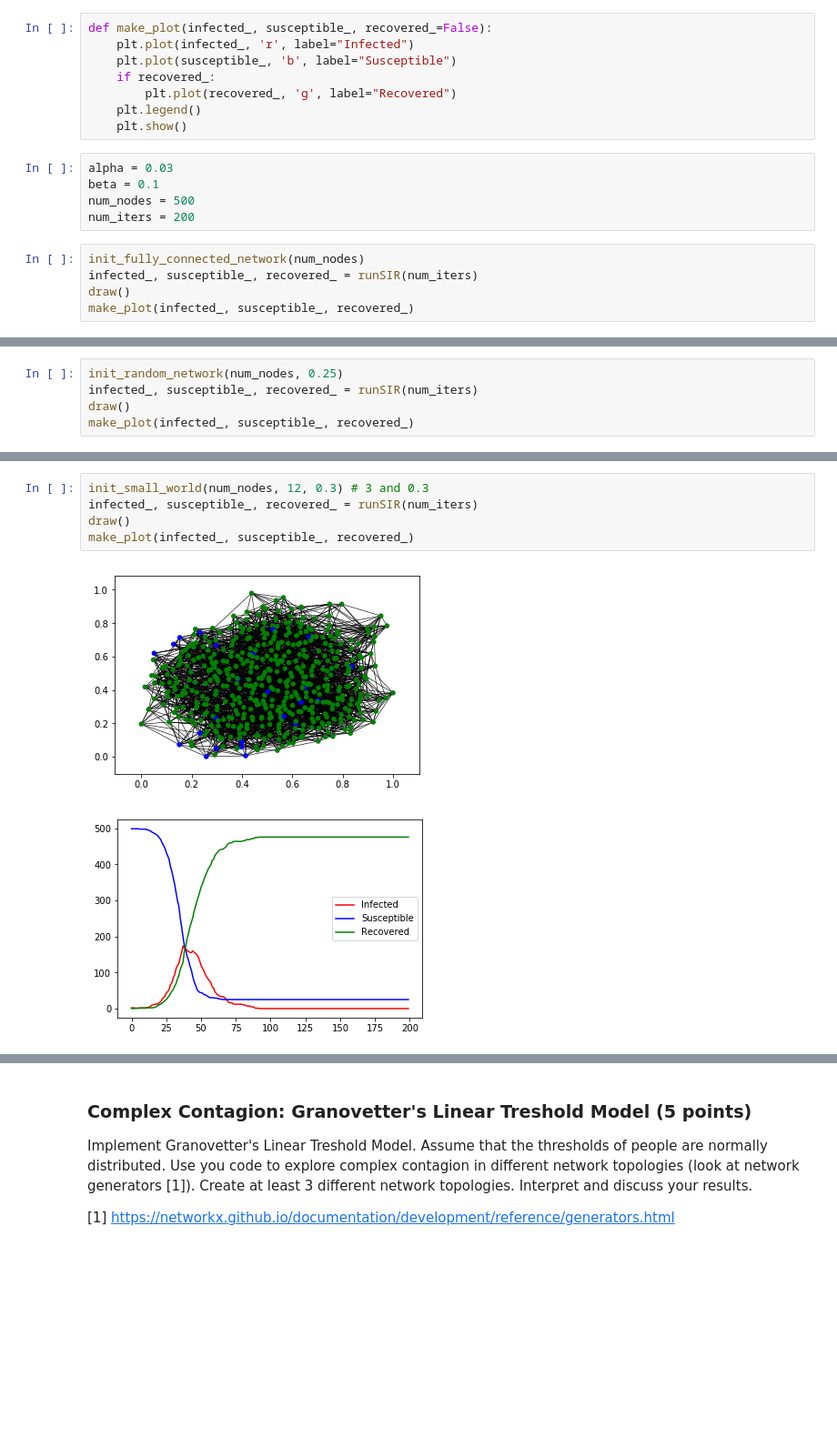
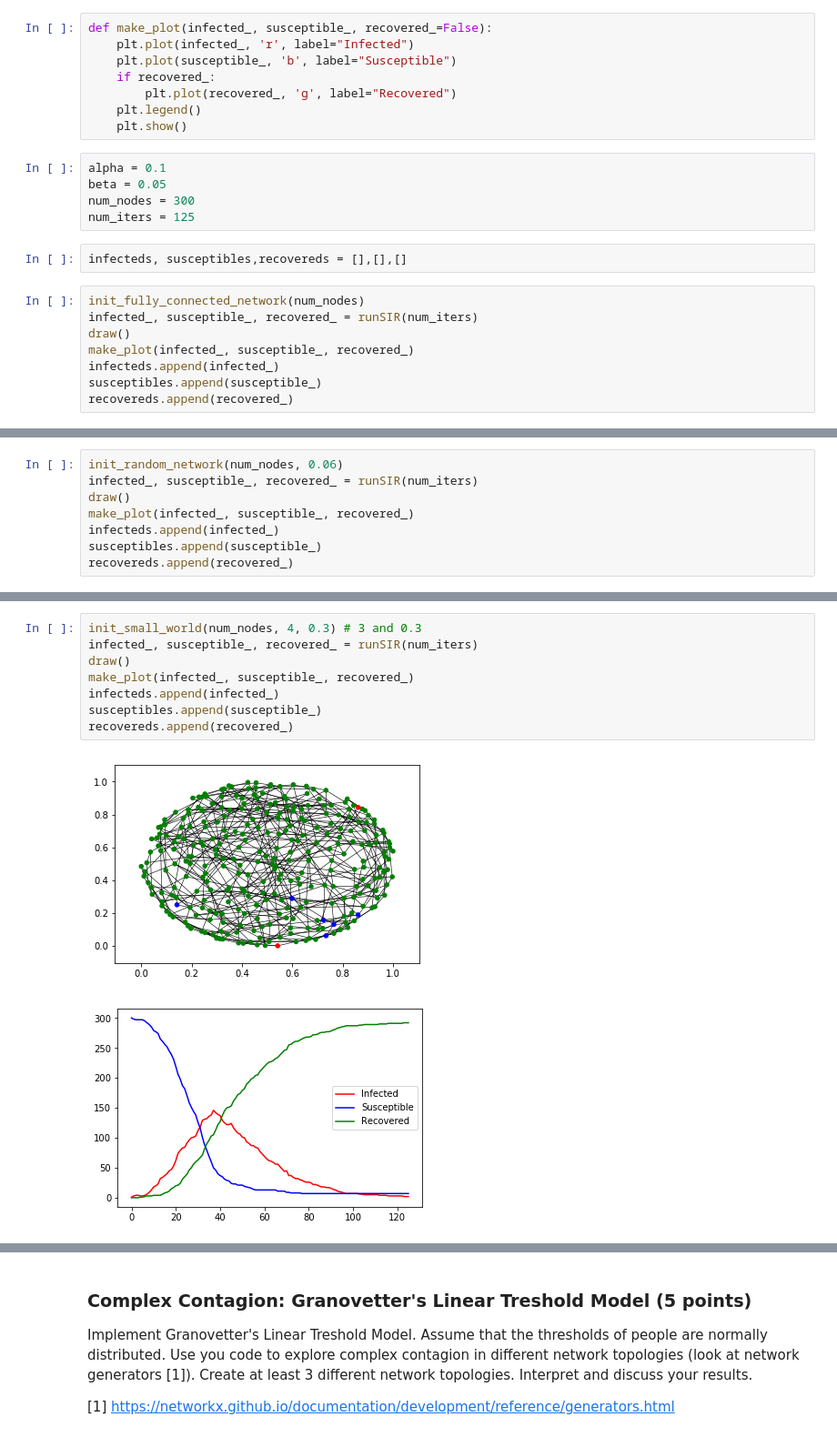
Before and after one commit to dkeske/css2017, a Jupyter notebook: assignment4/daniel_kostic_ass4.ipynb, the cells around one changed output, grey strips where cells are left out. Shown at 91% size. Drawn from its saved outputs; the diff is of its cells as text; blank space fills up the shorter version.

```diff
--- a/assignment4/daniel_kostic_ass4.ipynb
+++ b/assignment4/daniel_kostic_ass4.ipynb
@@ -149,13 +147,18 @@ def make_plot(infected_, susceptible_, recovered_=False):
     plt.legend()
     plt.show()
 # %%
-alpha = 0.03
-beta = 0.1
-num_nodes = 500
-num_iters = 200
+alpha = 0.1
+beta = 0.05
+num_nodes = 300
+num_iters = 125
+# %%
+infecteds, susceptibles,recovereds = [],[],[]
 # %%
 init_fully_connected_network(num_nodes)
 infected_, susceptible_, recovered_ = runSIR(num_iters)
 draw()
 make_plot(infected_, susceptible_, recovered_)
+infecteds.append(infected_)
+susceptibles.append(susceptible_)
+recovereds.append(recovered_)
 # %% [output]
@@ -164,6 +167,9 @@ make_plot(infected_, susceptible_, recovered_)
 # %%
-init_random_network(num_nodes, 0.25)
+init_random_network(num_nodes, 0.06)
 infected_, susceptible_, recovered_ = runSIR(num_iters)
 draw()
 make_plot(infected_, susceptible_, recovered_)
+infecteds.append(infected_)
+susceptibles.append(susceptible_)
+recovereds.append(recovered_)
 # %% [output]
@@ -172,8 +178,11 @@ make_plot(infected_, susceptible_, recovered_)
 # %%
-init_small_world(num_nodes, 12, 0.3) # 3 and 0.3
+init_small_world(num_nodes, 4, 0.3) # 3 and 0.3
 infected_, susceptible_, recovered_ = runSIR(num_iters)
 draw()
 make_plot(infected_, susceptible_, recovered_)
+infecteds.append(infected_)
+susceptibles.append(susceptible_)
+recovereds.append(recovered_)
 # %% [output]
-[figure, old version]
+[figure, new version]
-[figure, old version]
+[figure, new version]
```
Also changed, not shown: parts of 16 cells of this notebook.
